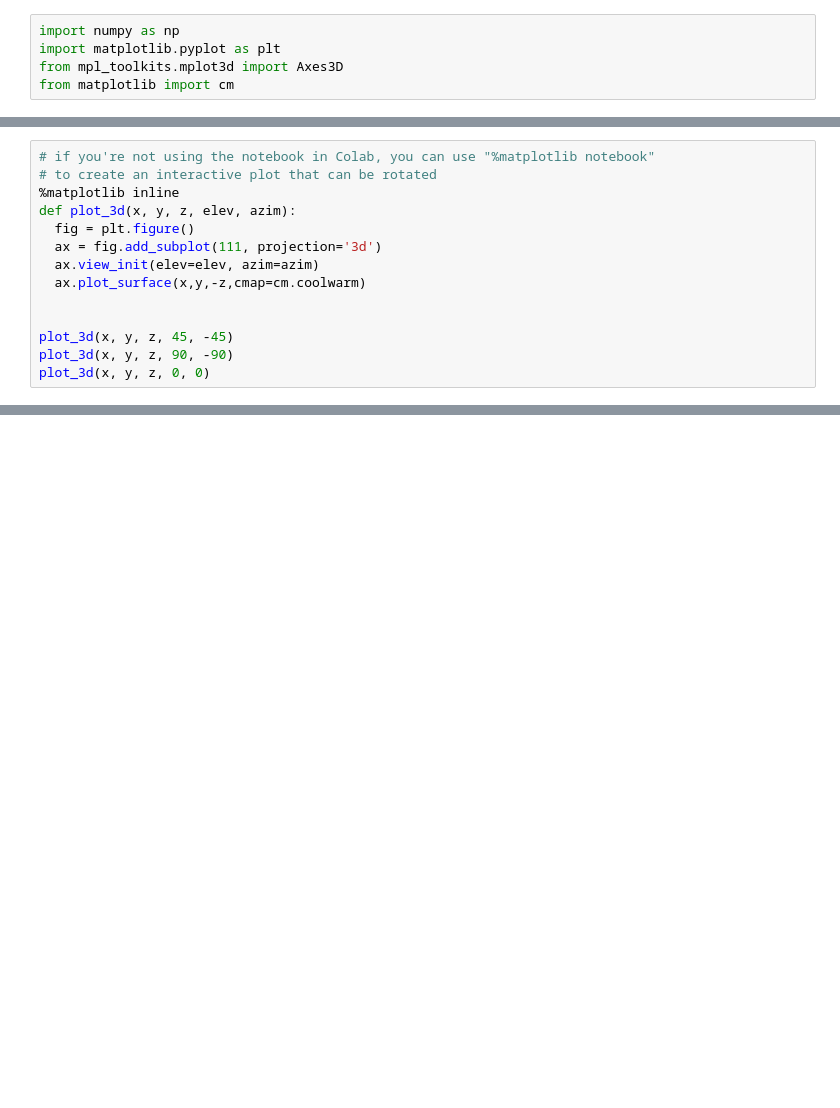
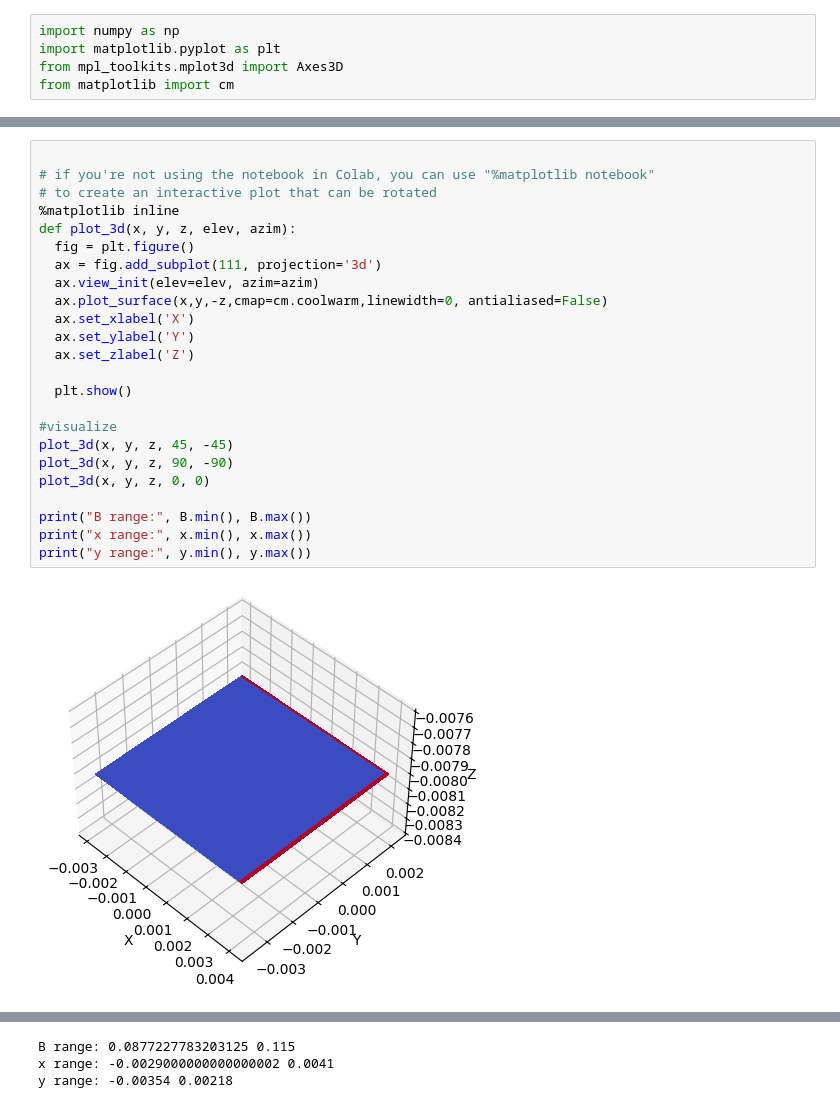
Before and after one commit to Jette-j/Computervision, a Jupyter notebook: exercise_2.ipynb, the cells around one changed output, grey strips where cells are left out. Drawn from its saved outputs; the diff is of its cells as text; blank space fills up the shorter version.

```diff
--- a/exercise_2.ipynb
+++ b/exercise_2.ipynb
@@ -69,14 +103,26 @@ z = np.random.rand(10,10)
 # %%
+
 # if you're not using the notebook in Colab, you can use "%matplotlib notebook"
 # to create an interactive plot that can be rotated
 %matplotlib inline
 def plot_3d(x, y, z, elev, azim):
   fig = plt.figure()
   ax = fig.add_subplot(111, projection='3d')
   ax.view_init(elev=elev, azim=azim)
-  ax.plot_surface(x,y,-z,cmap=cm.coolwarm)
+  ax.plot_surface(x,y,-z,cmap=cm.coolwarm,linewidth=0, antialiased=False)
+  ax.set_xlabel('X')
+  ax.set_ylabel('Y')
+  ax.set_zlabel('Z')
 
+  plt.show()
 
+#visualize
 plot_3d(x, y, z, 45, -45)
 plot_3d(x, y, z, 90, -90)
 plot_3d(x, y, z, 0, 0)
+
+print("B range:", B.min(), B.max())
+print("x range:", x.min(), x.max())
+print("y range:", y.min(), y.max())
+# %% [output]
+[figure, added]
@@ -82,0 +131,3 @@ plot_3d(x, y, z, 0, 0)
+B range: 0.0877227783203125 0.115
+x range: -0.0029000000000000002 0.0041
+y range: -0.00354 0.00218
```
Also changed, not shown: parts of 2 cells of this notebook.
